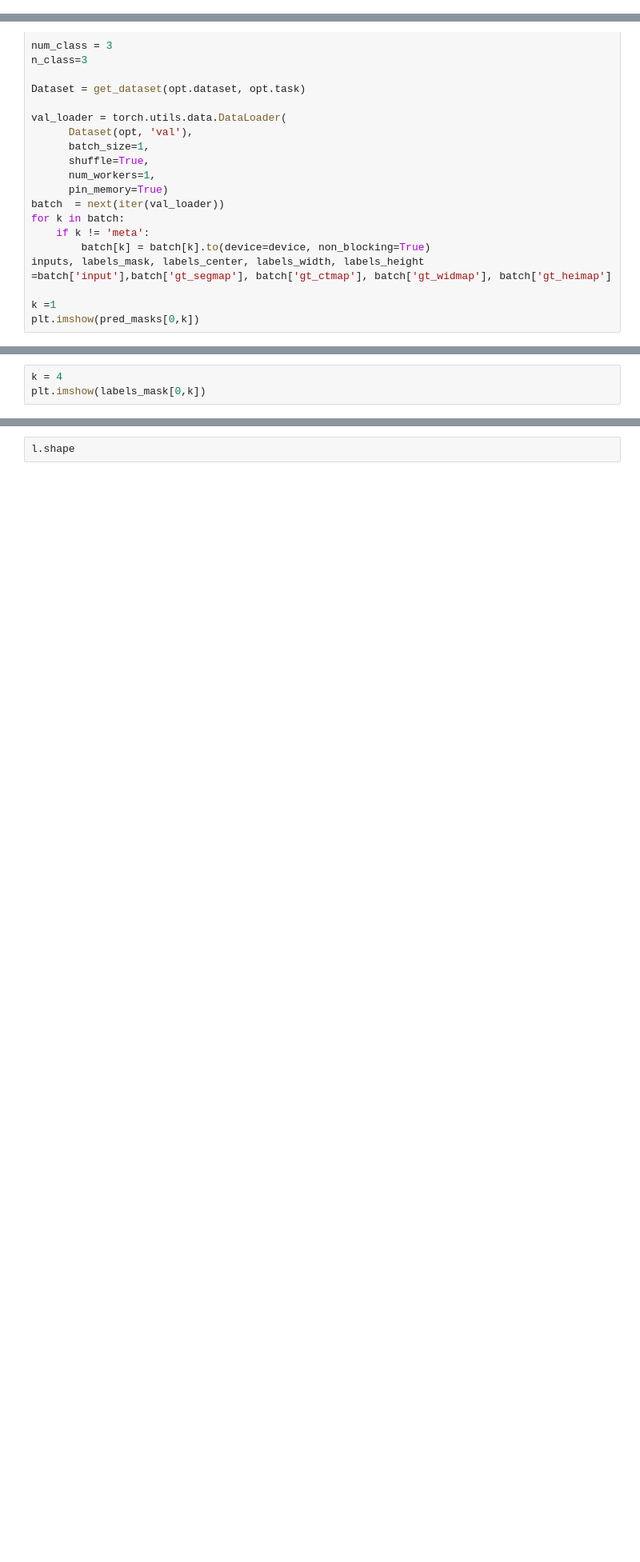
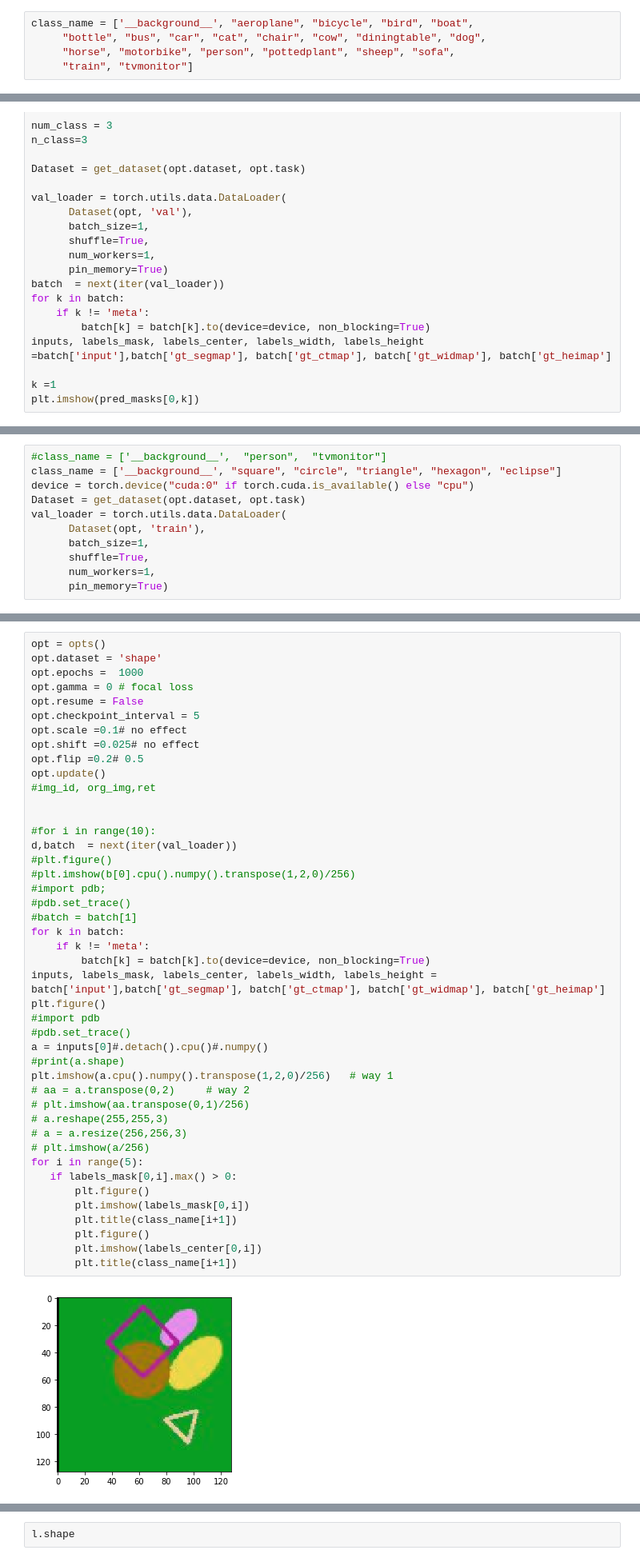
Before and after one commit to miranmanesh/tmp_obj, a Jupyter notebook: MaskCenter-July22.ipynb, the cells around one changed output, grey strips where cells are left out. Shown at 80% size. Saved outputs shown, nothing was run; the diff lists cells and outputs as text; blank space fills up the shorter version.

```diff
--- a/MaskCenter-July22.ipynb
+++ b/MaskCenter-July22.ipynb
@@ -877,0 +1089,5 @@ NameError: name 'class_name' is not defined
+# %%
+class_name = ['__background__', "aeroplane", "bicycle", "bird", "boat",
+     "bottle", "bus", "car", "cat", "chair", "cow", "diningtable", "dog",
+     "horse", "motorbike", "person", "pottedplant", "sheep", "sofa",
+     "train", "tvmonitor"]
@@ -935,3 +1160,11 @@ orgim.shape
-# %%
-k = 4
-plt.imshow(labels_mask[0,k])
+# %%
+#class_name = ['__background__',  "person",  "tvmonitor"]
+class_name = ['__background__', "square", "circle", "triangle", "hexagon", "eclipse"]
+device = torch.device("cuda:0" if torch.cuda.is_available() else "cpu")
+Dataset = get_dataset(opt.dataset, opt.task)
+val_loader = torch.utils.data.DataLoader(
+      Dataset(opt, 'train'),
+      batch_size=1,
+      shuffle=True,
+      num_workers=1,
+      pin_memory=True)
@@ -937,0 +1178,46 @@ plt.imshow(labels_mask[0,k])
+# %%
+opt = opts()
+opt.dataset = 'shape'
+opt.epochs =  1000
+opt.gamma = 0 # focal loss
+opt.resume = False
+opt.checkpoint_interval = 5
+opt.scale =0.1# no effect
+opt.shift =0.025# no effect
+opt.flip =0.2# 0.5
+opt.update()
+#img_id, org_img,ret
+
+
+#for i in range(10):
+d,batch  = next(iter(val_loader))
+#plt.figure()
+#plt.imshow(b[0].cpu().numpy().transpose(1,2,0)/256)
+#import pdb;
+#pdb.set_trace()
+#batch = batch[1]
+for k in batch:
+    if k != 'meta':
+        batch[k] = batch[k].to(device=device, non_blocking=True)
+inputs, labels_mask, labels_center, labels_width, labels_height = batch['input'],batch['gt_segmap'], batch['gt_ctmap'], batch['gt_widmap'], batch['gt_heimap']
+plt.figure()
+#import pdb
+#pdb.set_trace()
+a = inputs[0]#.detach().cpu()#.numpy()
+#print(a.shape)
+plt.imshow(a.cpu().numpy().transpose(1,2,0)/256)   # way 1
+# aa = a.transpose(0,2)     # way 2
+# plt.imshow(aa.transpose(0,1)/256)
+# a.reshape(255,255,3)
+# a = a.resize(256,256,3)
+# plt.imshow(a/256)
+for i in range(5):
+   if labels_mask[0,i].max() > 0:
+       plt.figure()
+       plt.imshow(labels_mask[0,i])
+       plt.title(class_name[i+1])
+       plt.figure()
+       plt.imshow(labels_center[0,i])
+       plt.title(class_name[i+1])
+# %% [output]
+[figure, added]
```
Also changed, not shown: parts of 40 cells of this notebook, 26 other files.
